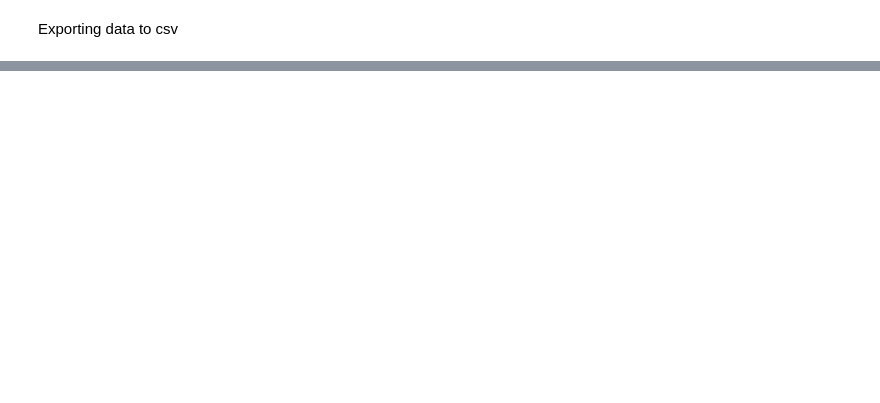
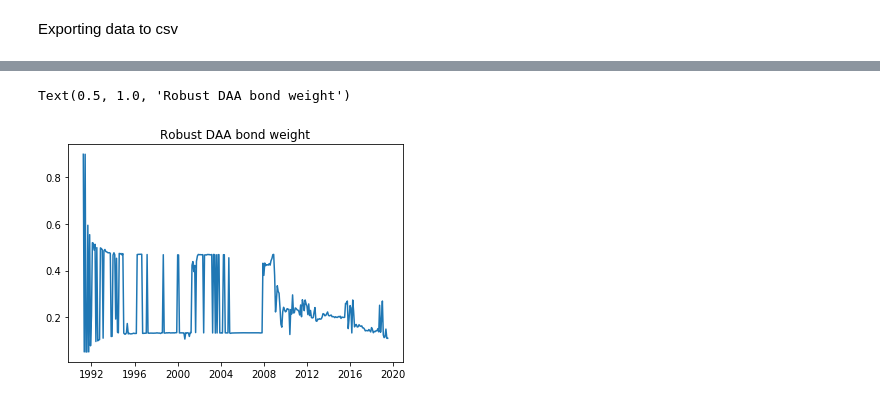
Before and after one commit to dk2791/Projects, a Jupyter notebook: Financial Engineering/Portfolio Management/Implementation_Exercise.ipynb, the cells around one changed output, grey strips where cells are left out. Cells and saved outputs as stored; diff of their text form; code cells hidden in the pictures; blank space fills up the shorter version.

```diff
--- a/Financial Engineering/Portfolio Management/Implementation_Exercise.ipynb
+++ b/Financial Engineering/Portfolio Management/Implementation_Exercise.ipynb
@@ -1782,0 +1920,6 @@ weights_df.to_csv('weight.csv')
+# %%
+plt.plot('Dates','robust_w_bond',data=r_weights_df)
+plt.title("Robust DAA bond weight")
+# %% [output]
+Text(0.5, 1.0, 'Robust DAA bond weight')
+[figure, added]
```
Also changed, not shown: parts of 78 cells of this notebook, 50 other files.
